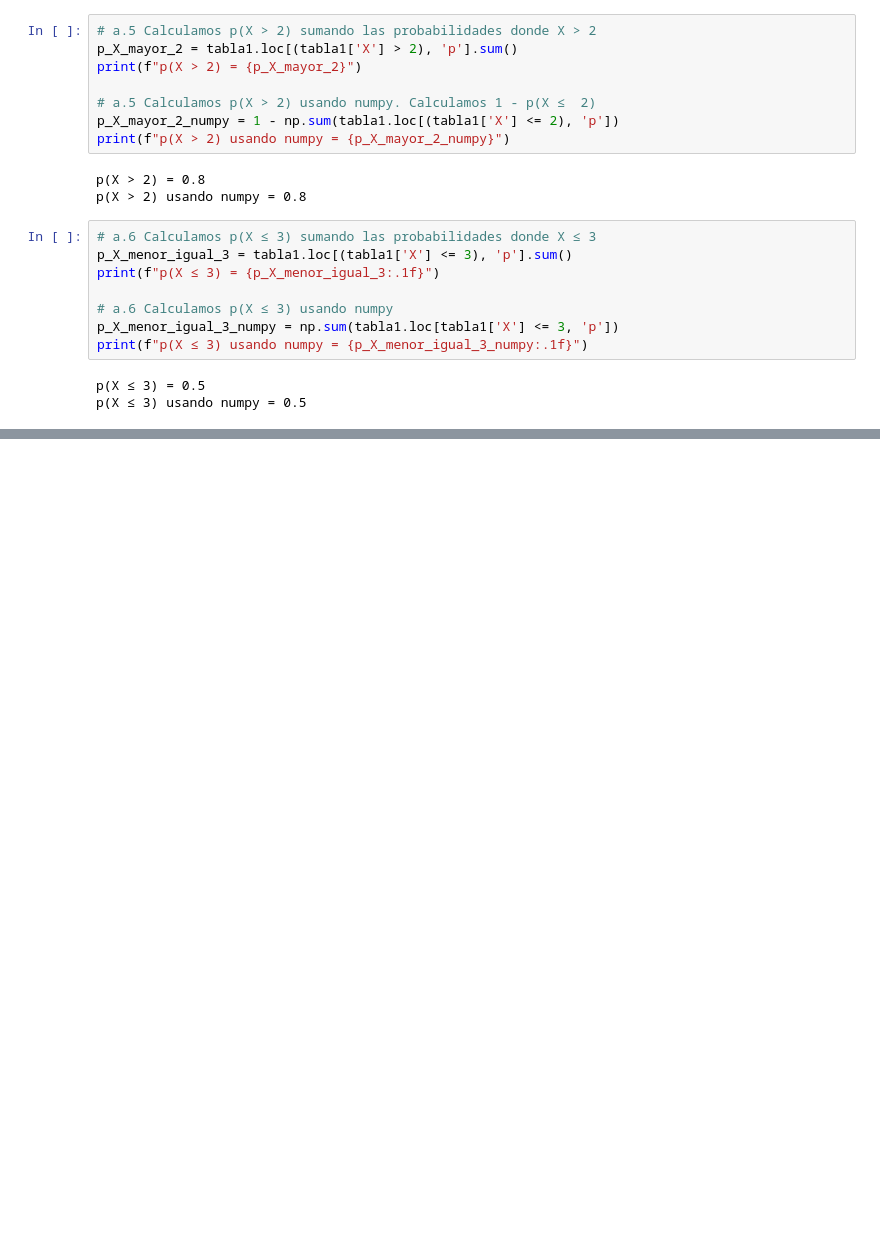
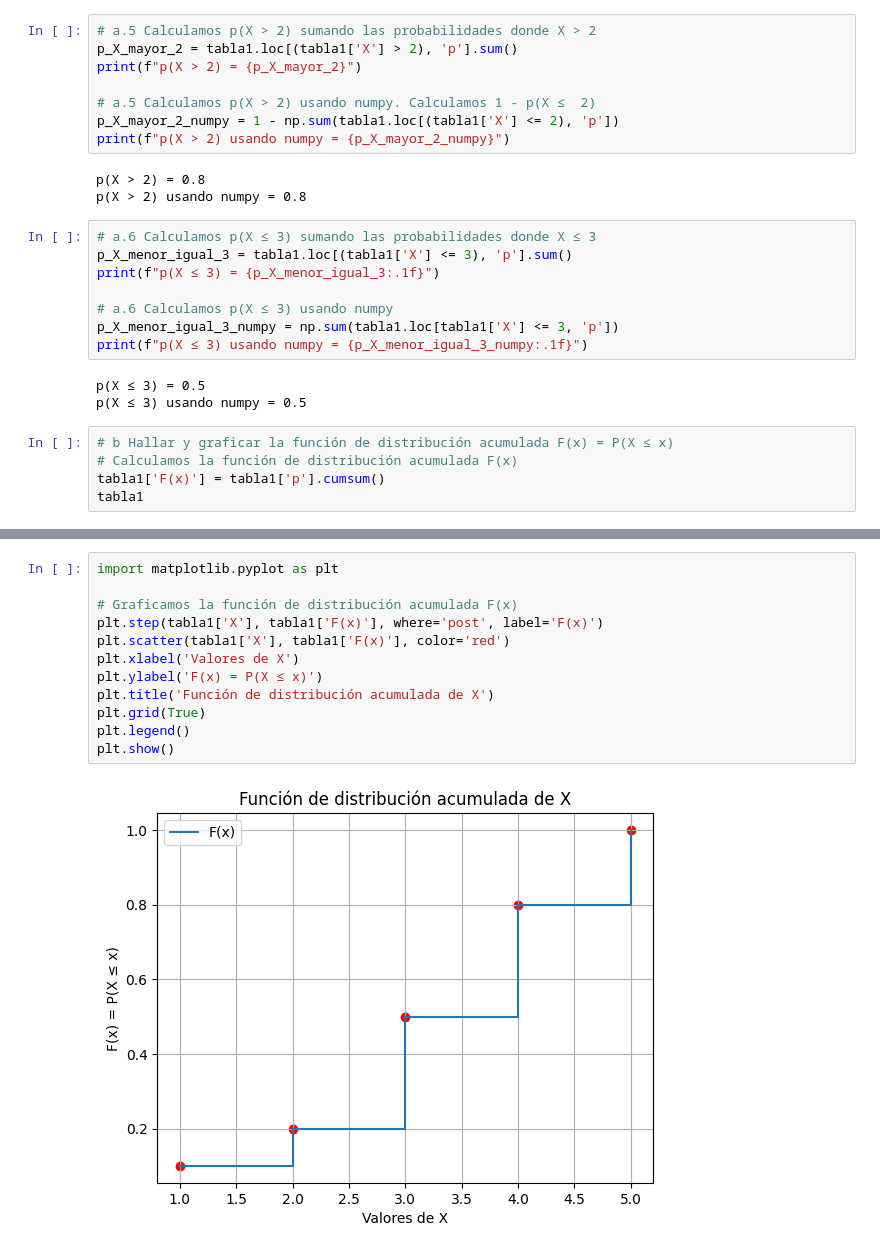
Before and after one commit to alexballera/estadisticas-tgad-fce, a Jupyter notebook: practicas/practica2-va-discretas/practica2_va_discretas.ipynb, the cells around one changed output, grey strips where cells are left out. Cells and saved outputs as stored; diff of their text form; blank space fills up the shorter version.

```diff
--- a/practicas/practica2-va-discretas/practica2_va_discretas.ipynb
+++ b/practicas/practica2-va-discretas/practica2_va_discretas.ipynb
@@ -106,3 +106,8 @@ print(f"p(X ≤ 3) usando numpy = {p_X_menor_igual_3_numpy:.1f}")
 # %% [output]
 p(X ≤ 3) = 0.5
 p(X ≤ 3) usando numpy = 0.5
+# %%
+# b Hallar y graficar la función de distribución acumulada F(x) = P(X ≤ x)
+# Calculamos la función de distribución acumulada F(x)
+tabla1['F(x)'] = tabla1['p'].cumsum()
+tabla1
@@ -108,0 +121,14 @@ p(X ≤ 3) usando numpy = 0.5
+# %%
+import matplotlib.pyplot as plt
+
+# Graficamos la función de distribución acumulada F(x)
+plt.step(tabla1['X'], tabla1['F(x)'], where='post', label='F(x)')
+plt.scatter(tabla1['X'], tabla1['F(x)'], color='red')
+plt.xlabel('Valores de X')
+plt.ylabel('F(x) = P(X ≤ x)')
+plt.title('Función de distribución acumulada de X')
+plt.grid(True)
+plt.legend()
+plt.show()
+# %% [output]
+[figure, added]
```
Also changed, not shown: parts of 1 cell of this notebook.
